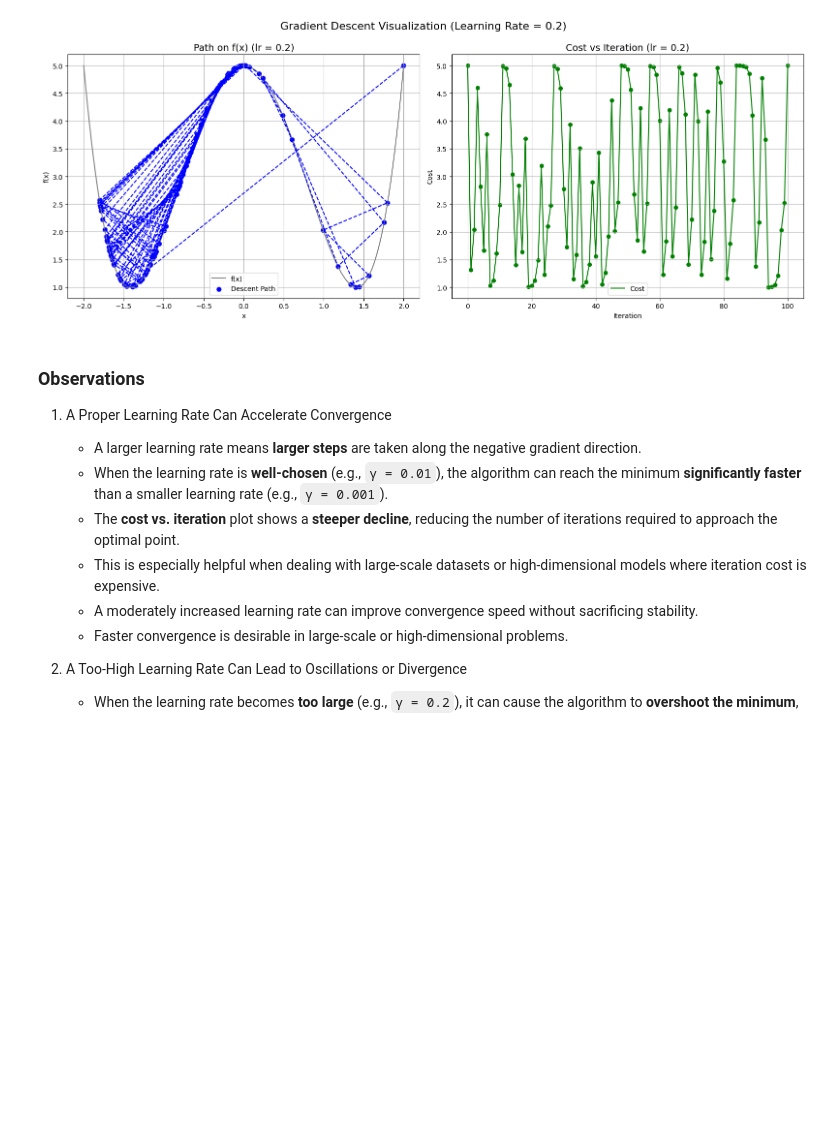
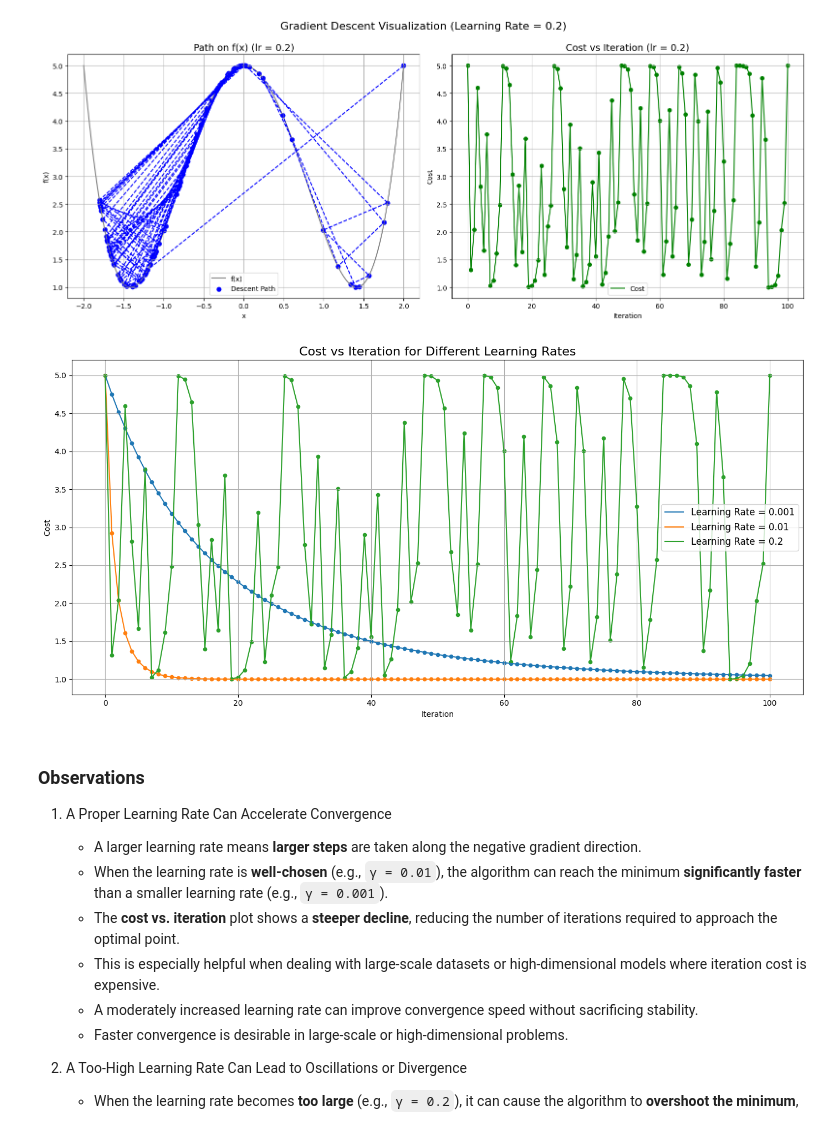
Before and after one commit to alextianyf/Gradient-Descent-Insights-into-Behavior-and-Optimization-Challenges, a Jupyter notebook: discussion.ipynb, the cells around one changed output. Drawn from its saved outputs; the diff is of its cells as text; code cells hidden in the pictures; blank space fills up the shorter version.

Commit message:
learning rate result comparison

```diff
--- a/discussion.ipynb
+++ b/discussion.ipynb
@@ -495,6 +495,33 @@ plt.suptitle('Gradient Descent Visualization (Learning Rate = 0.2)', fontsize=16
 plt.show()
 # %% [output]
 [figure]
+# %%
+lrs = [0.001, 0.01, 0.2]
+initial_guess = 2
+n = 100
+results = {}
+
+for lr in lrs:
+    results[lr] = gradient_descent(df, initial_guess=initial_guess, learning_rate=lr, precision=0, max_iter=n)
+
+# 画图
+plt.figure(figsize=(14, 7))
+for lr in lrs:
+    x_path = np.array(results[lr][1])
+    cost_path = f(x_path)
+    iteration_list = range(len(cost_path))
+    plt.plot(iteration_list, cost_path, label=f'Learning Rate = {lr}')
+    plt.scatter(iteration_list, cost_path, s=20)
+
+plt.title('Cost vs Iteration for Different Learning Rates', fontsize=16)
+plt.xlabel('Iteration')
+plt.ylabel('Cost')
+plt.legend(fontsize=12)
+plt.grid(True)
+plt.tight_layout()
+plt.show()
+# %% [output]
+[figure, added]
 # %% [markdown]
 ### Observations
 
```
